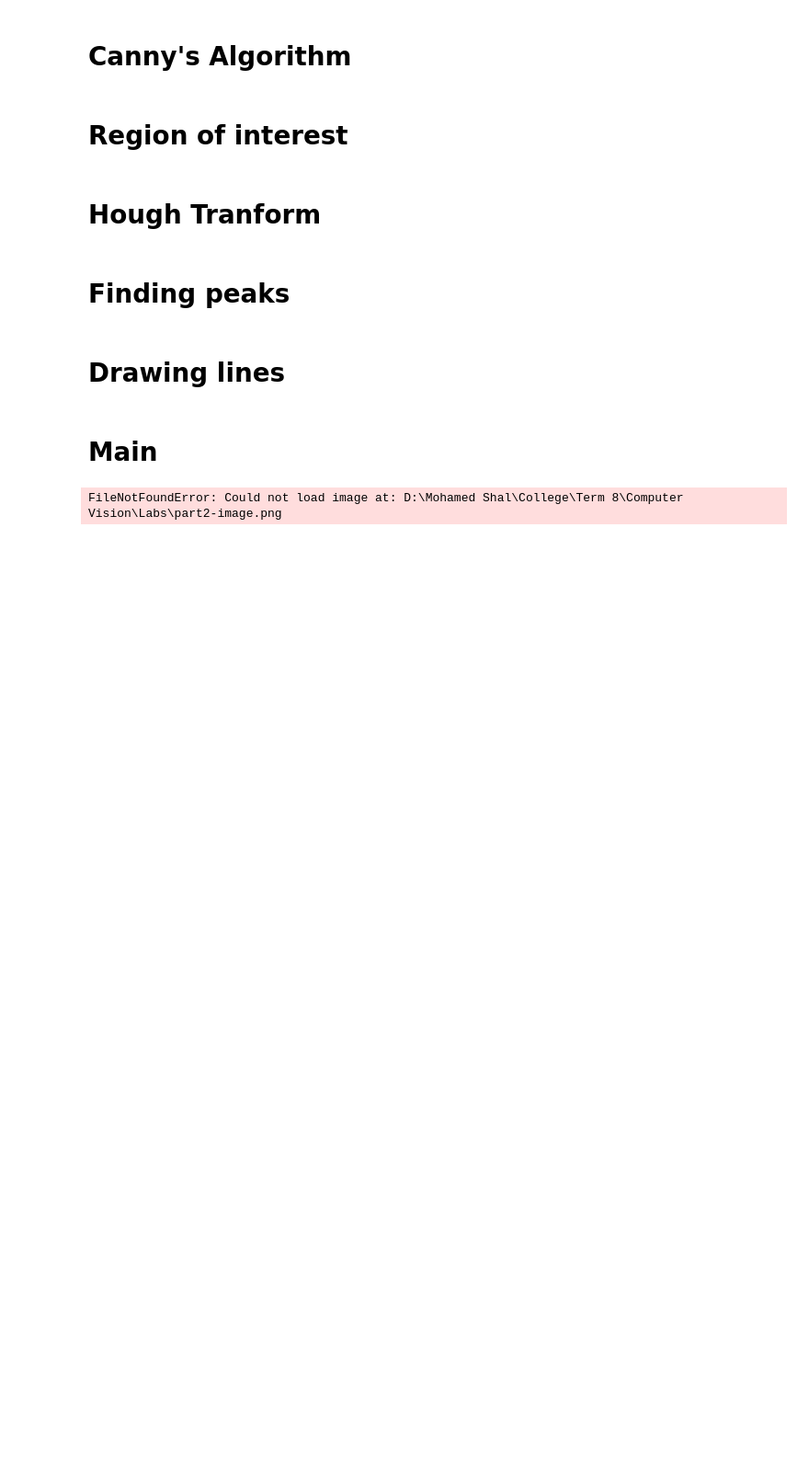
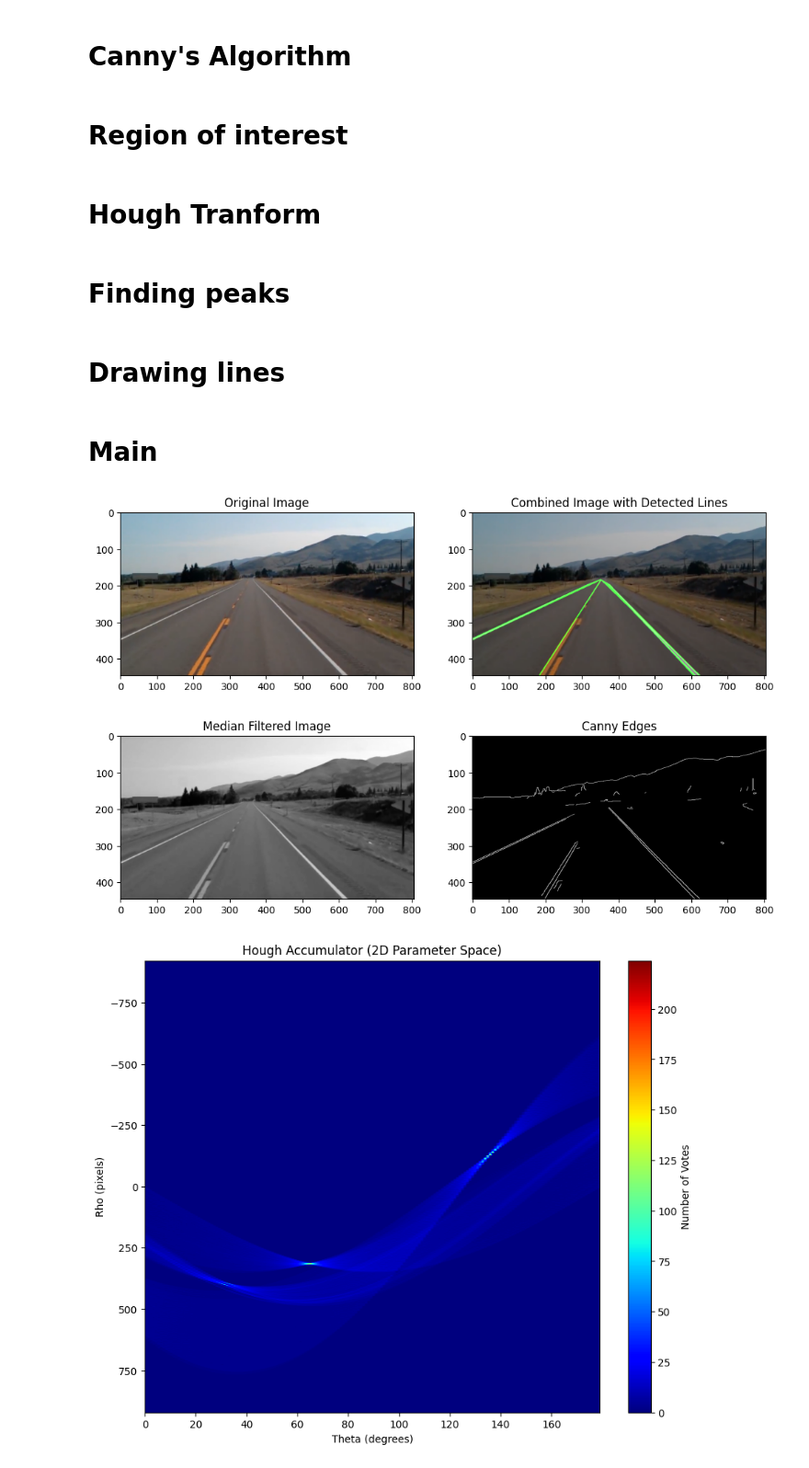
Before and after one commit to m-shalll/Computer-Vision-Projects, a Jupyter notebook: 1/partB.ipynb, the cells around one changed output. Shown at 92% size. Drawn from its saved outputs; the diff is of its cells as text; code cells hidden in the pictures; blank space fills up the shorter version.

```diff
--- a/1/partB.ipynb
+++ b/1/partB.ipynb
@@ -127,0 +164,20 @@ def draw_lines(image, peaks, rhos, thetas):
+# %%
+def plots(image, median_filtered_image, edges, combined_image):
+    #show original image vs original image with detected lines
+    plt.figure(figsize=(12, 6))
+    plt.subplot(1, 2, 1)
+    plt.title('Original Image')
+    plt.imshow(cv2.cvtColor(image, cv2.COLOR_BGR2RGB))
+    plt.subplot(1, 2, 2)
+    plt.title('Combined Image with Detected Lines')
+    plt.imshow(cv2.cvtColor(combined_image, cv2.COLOR_BGR2RGB))
+    plt.show()
+
+    plt.figure(figsize=(12, 6))
+    plt.subplot(1, 2, 1)
+    plt.title('Median Filtered Image')
+    plt.imshow(median_filtered_image, cmap='gray')
+    plt.subplot(1, 2, 2)
+    plt.title('Canny Edges')
+    plt.imshow(edges, cmap='gray')
+    plt.show()
@@ -128,52 +229,18 @@ def draw_lines(image, peaks, rhos, thetas):
 # %% [markdown]
 # Main
 # %%
-image_path = Path("part2-image.png")
-image = cv2.imread(str(image_path))
-if image is None:
-    raise FileNotFoundError(f"Could not load image at: {image_path}")
-
-grayscale_image = cv2.cvtColor(image, cv2.COLOR_BGR2GRAY)
-
-# Apply median filter
-median_filtered_image = median_filter(grayscale_image, kernel_size=3)
-
-# Apply Canny edge detection
-edges = cv2.Canny(median_filtered_image, 150, 250)
-
-# Define the vertices of the region of interest (a polygon that focuses on the road)
-height, width = edges.shape
-vertices = np.array([
-    (0, height),          # Bottom-left corner
-    (0, height // 2 + 100),  # Left-middle point
-    (width // 2 - 50, height//2 -40),  # Left-middle point
-    (width, height)       # Bottom-right corner
-], dtype=np.int32)
-# Apply the region of interest mask to the edges image
-masked_edges = region_of_interest(edges, vertices)
-masked_edges_pixels = np.argwhere(masked_edges > 0)
-
-hough_transform_accumulator, rhos, thetas = hough_transform(masked_edges)
-peaks = find_hough_peaks(hough_transform_accumulator, num_peaks=9)
-black_image = np.zeros_like(image)
-draw_lines(black_image, peaks, rhos, thetas)
-# cv2.imshow('Detected Lines on Black Image', black_image)
-masked_black_image = region_of_interest(black_image, vertices, color=(0, 255, 0))
-# cv2.imshow('Detected Lines on Black Image', masked_black_image)
 
 
-# Combine the original image with the detected lines
-combined_image = cv2.addWeighted(image, 0.8, masked_black_image, 1, 0)
-#show original image vs original image with detected lines
-cv2.imshow('Original Image', image)
-cv2.imshow('Combined Image with Detected Lines', combined_image)
+image_paths = [
+    Path('part2-image.png'),
+    Path('part-2-test-image-1.png'),
+    Path('part-2-test-image-3.png'),
+    Path('part-2-test-image-2.png'),
+]
 
-# Display the results
-# cv2.imshow('Original Image', image)
-# cv2.imshow('Median Filtered Image', median_filtered_image)
-# cv2.imshow('Canny Edges', edges)
-
-cv2.waitKey(0)
-cv2.destroyAllWindows()
+for image_path in image_paths:
+    road_lane_detection(str(image_path))
 # %% [output]
-FileNotFoundError: Could not load image at: D:\Mohamed Shal\College\Term 8\Computer Vision\Labs\part2-image.png
+[figure, added]
+[figure, added]
+[figure, added]
```
Also changed, not shown: parts of 7 cells of this notebook, 5 other files.
